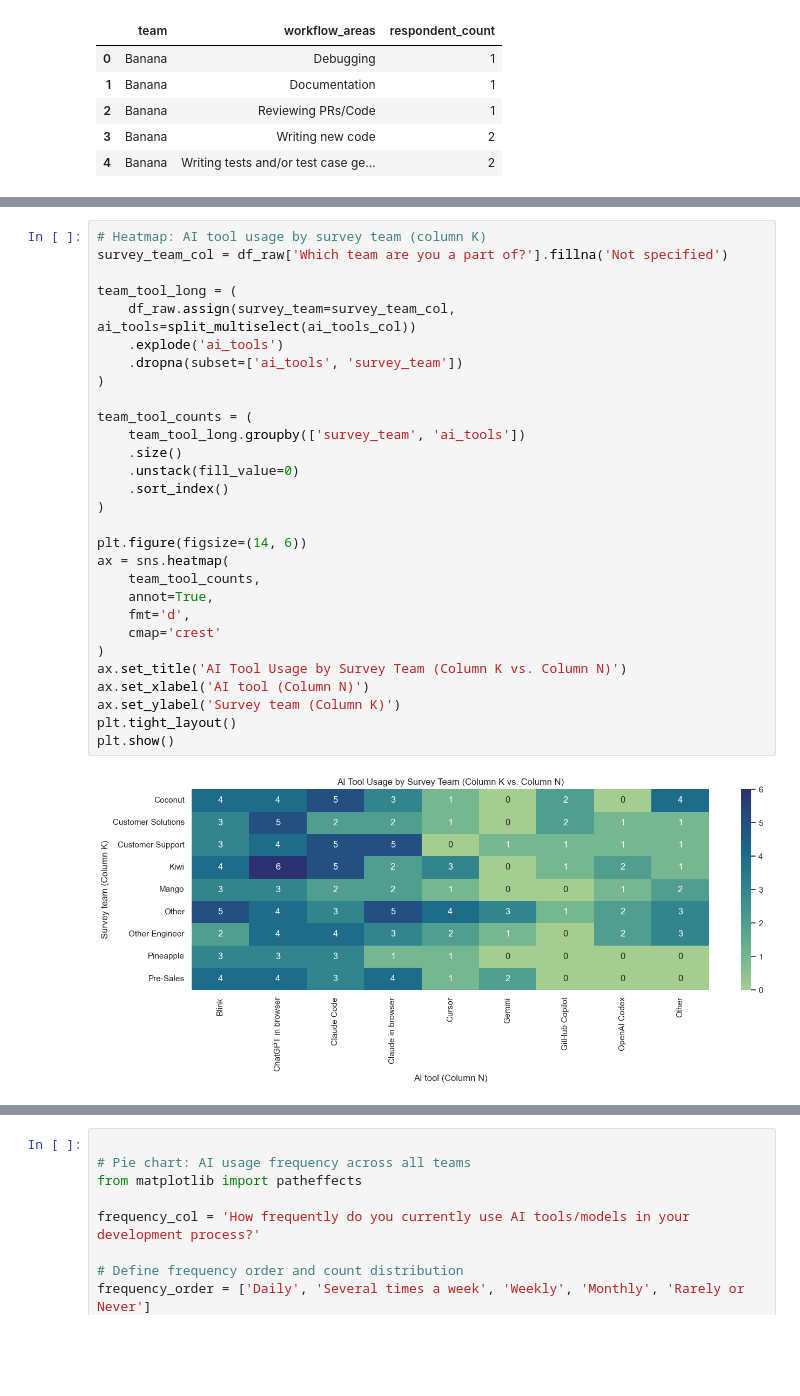
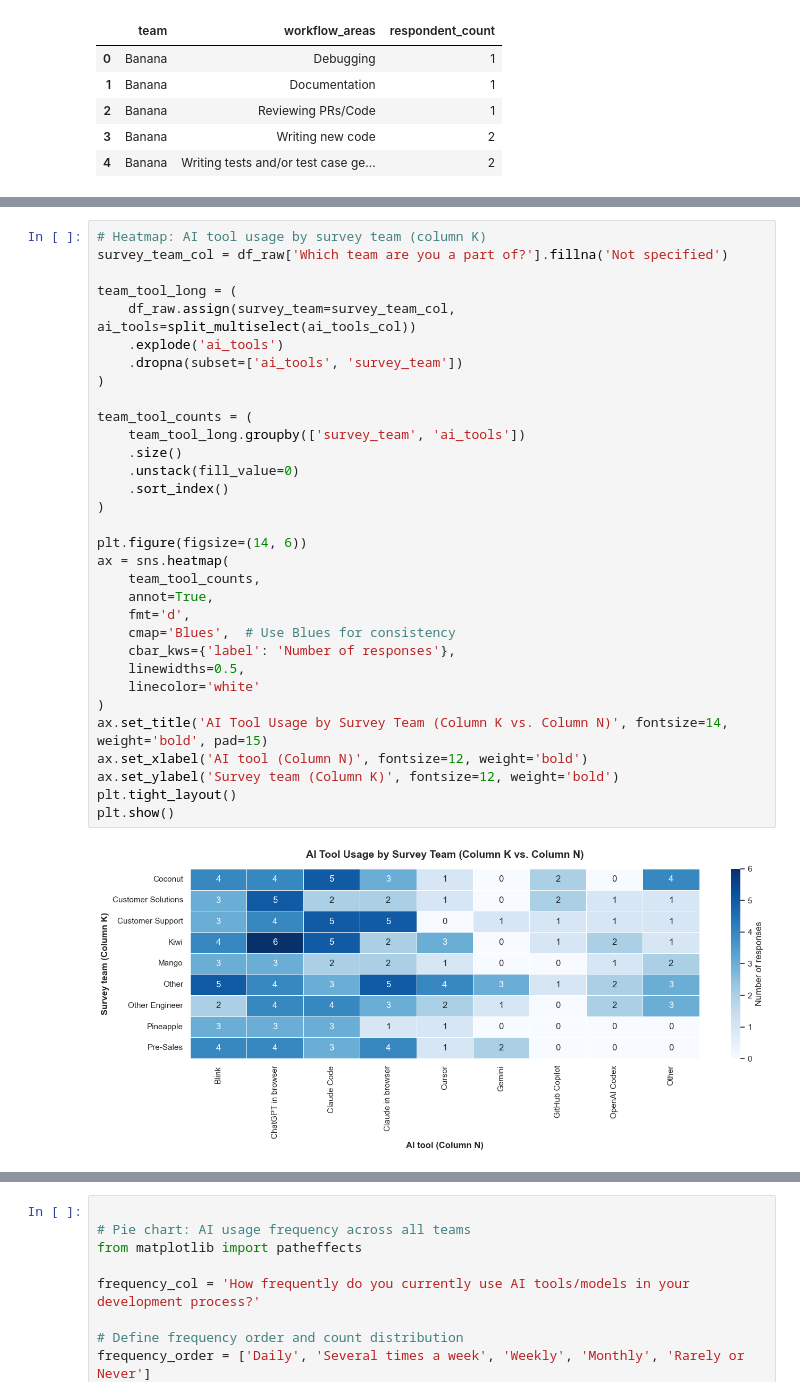
Before and after one commit to andrewdennis117/AI_Usage_Survey_visualization, a Jupyter notebook: notebooks/01_eda.ipynb, the cells around one changed output, grey strips where cells are left out. Drawn from its saved outputs; the diff is of its cells as text; blank space fills up the shorter version.

```diff
--- a/notebooks/01_eda.ipynb
+++ b/notebooks/01_eda.ipynb
@@ -233,34 +252,37 @@ plt.show()
 # %%
 # Heatmap: AI tool usage by survey team (column K)
 survey_team_col = df_raw['Which team are you a part of?'].fillna('Not specified')
 
 team_tool_long = (
     df_raw.assign(survey_team=survey_team_col, ai_tools=split_multiselect(ai_tools_col))
     .explode('ai_tools')
     .dropna(subset=['ai_tools', 'survey_team'])
 )
 
 team_tool_counts = (
     team_tool_long.groupby(['survey_team', 'ai_tools'])
     .size()
     .unstack(fill_value=0)
     .sort_index()
 )
 
 plt.figure(figsize=(14, 6))
 ax = sns.heatmap(
     team_tool_counts,
     annot=True,
     fmt='d',
-    cmap='crest'
+    cmap='Blues',  # Use Blues for consistency
+    cbar_kws={'label': 'Number of responses'},
+    linewidths=0.5,
+    linecolor='white'
 )
-ax.set_title('AI Tool Usage by Survey Team (Column K vs. Column N)')
-ax.set_xlabel('AI tool (Column N)')
-ax.set_ylabel('Survey team (Column K)')
+ax.set_title('AI Tool Usage by Survey Team (Column K vs. Column N)', fontsize=14, weight='bold', pad=15)
+ax.set_xlabel('AI tool (Column N)', fontsize=12, weight='bold')
+ax.set_ylabel('Survey team (Column K)', fontsize=12, weight='bold')
 plt.tight_layout()
 plt.show()
 # %% [output]
-[figure, old version]
+[figure, new version]
 # %%
 # Heatmap: Survey team (column K) vs. primary AI usage areas (column O)
 survey_team_workflow_long = (
```
Also changed, not shown: parts of 9 cells of this notebook, 22 other files.
